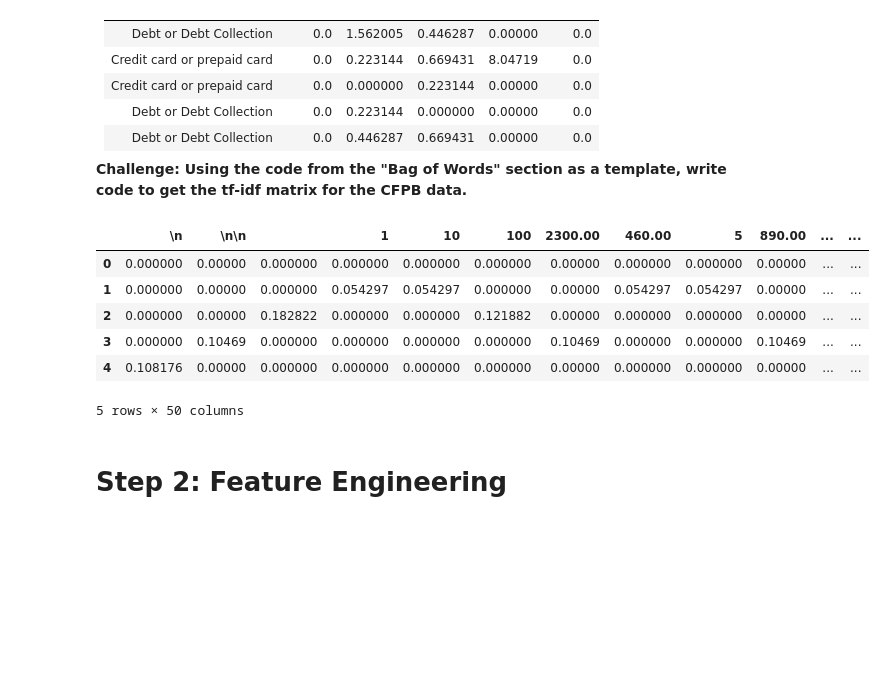
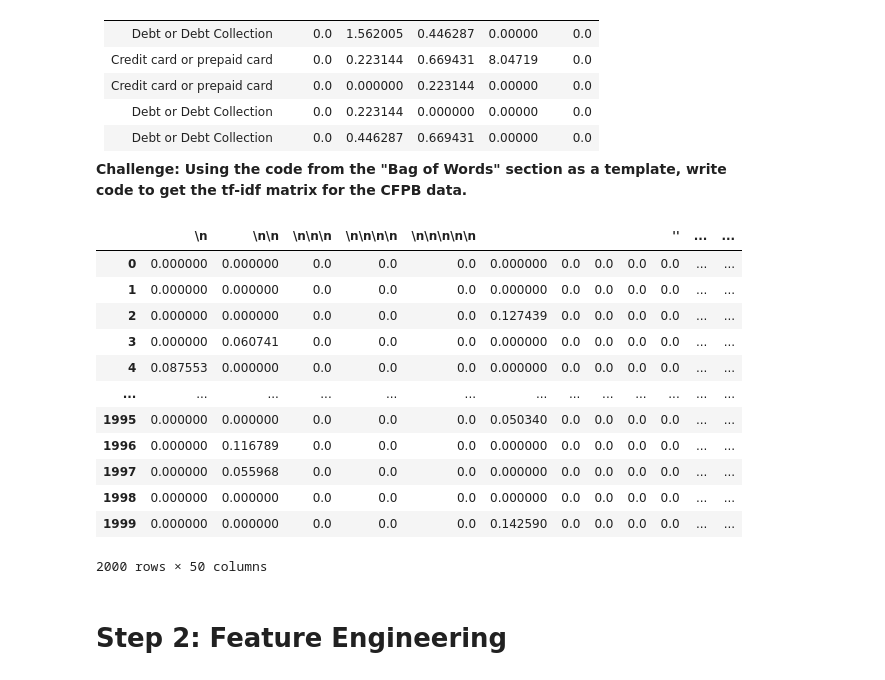
Before and after one commit to Akesari12/mpi_summer_school, a Jupyter notebook: day_2_walkthrough_solution.ipynb, the cells around one changed output. Saved outputs shown, nothing was run; the diff lists cells and outputs as text; code cells hidden in the pictures; blank space fills up the shorter version.

```diff
--- a/day_2_walkthrough_solution.ipynb
+++ b/day_2_walkthrough_solution.ipynb
@@ -327,22 +394,28 @@ In doing so, the tf-idf score downweights words that are common in the corpus an
 # %%
 # initialize TfidfVectorizer then use rem_punc_stop as the tokenizer and save as tfidf_vector
 tfidf_vector = TfidfVectorizer(tokenizer=rem_punc_stop)
 
 # fit tfidf_vector to the first 5 complaints in cfpb['Consumer complaint narrative'] and save as tfidf_matrix
-tfidf_matrix = tfidf_vector.fit_transform(cfpb['Consumer complaint narrative'][0:5])
+tfidf_matrix = tfidf_vector.fit_transform(cfpb['Consumer complaint narrative'][0:2000])
 
 # get the feature names from tfidf_vector, make a dataframe with the features names and tf-idf counts, and show the first 50 columns
 feature_names = tfidf_vector.get_feature_names_out()
 tfidf_df = pd.DataFrame(tfidf_matrix.todense(), columns=feature_names)
 tfidf_df.iloc[:, 0:50]
 # %% [output]
-|  | \n | \n\n |  | 1 | 10 | 100 | 2300.00 | 460.00 | 5 | 890.00 | ... | ... |
-| 0 | 0.000000 | 0.00000 | 0.000000 | 0.000000 | 0.000000 | 0.000000 | 0.00000 | 0.000000 | 0.000000 | 0.00000 | ... | ... |
-| 1 | 0.000000 | 0.00000 | 0.000000 | 0.054297 | 0.054297 | 0.000000 | 0.00000 | 0.054297 | 0.054297 | 0.00000 | ... | ... |
-| 2 | 0.000000 | 0.00000 | 0.182822 | 0.000000 | 0.000000 | 0.121882 | 0.00000 | 0.000000 | 0.000000 | 0.00000 | ... | ... |
-| 3 | 0.000000 | 0.10469 | 0.000000 | 0.000000 | 0.000000 | 0.000000 | 0.10469 | 0.000000 | 0.000000 | 0.10469 | ... | ... |
-| 4 | 0.108176 | 0.00000 | 0.000000 | 0.000000 | 0.000000 | 0.000000 | 0.00000 | 0.000000 | 0.000000 | 0.00000 | ... | ... |
+|  | \n | \n\n | \n\n\n | \n\n\n\n | \n\n\n\n\n |  |  |  |  | '' | ... | ... |
+| 0 | 0.000000 | 0.000000 | 0.0 | 0.0 | 0.0 | 0.000000 | 0.0 | 0.0 | 0.0 | 0.0 | ... | ... |
+| 1 | 0.000000 | 0.000000 | 0.0 | 0.0 | 0.0 | 0.000000 | 0.0 | 0.0 | 0.0 | 0.0 | ... | ... |
+| 2 | 0.000000 | 0.000000 | 0.0 | 0.0 | 0.0 | 0.127439 | 0.0 | 0.0 | 0.0 | 0.0 | ... | ... |
+| 3 | 0.000000 | 0.060741 | 0.0 | 0.0 | 0.0 | 0.000000 | 0.0 | 0.0 | 0.0 | 0.0 | ... | ... |
+| 4 | 0.087553 | 0.000000 | 0.0 | 0.0 | 0.0 | 0.000000 | 0.0 | 0.0 | 0.0 | 0.0 | ... | ... |
+| ... | ... | ... | ... | ... | ... | ... | ... | ... | ... | ... | ... | ... |
+| 1995 | 0.000000 | 0.000000 | 0.0 | 0.0 | 0.0 | 0.050340 | 0.0 | 0.0 | 0.0 | 0.0 | ... | ... |
+| 1996 | 0.000000 | 0.116789 | 0.0 | 0.0 | 0.0 | 0.000000 | 0.0 | 0.0 | 0.0 | 0.0 | ... | ... |
+| 1997 | 0.000000 | 0.055968 | 0.0 | 0.0 | 0.0 | 0.000000 | 0.0 | 0.0 | 0.0 | 0.0 | ... | ... |
+| 1998 | 0.000000 | 0.000000 | 0.0 | 0.0 | 0.0 | 0.000000 | 0.0 | 0.0 | 0.0 | 0.0 | ... | ... |
+| 1999 | 0.000000 | 0.000000 | 0.0 | 0.0 | 0.0 | 0.142590 | 0.0 | 0.0 | 0.0 | 0.0 | ... | ... |
-5 rows × 50 columns
+2000 rows × 50 columns
 # %% [markdown]
 # Step 2: Feature Engineering
 # %% [markdown]
```
Also changed, not shown: parts of 64 cells of this notebook, 1 other file.
